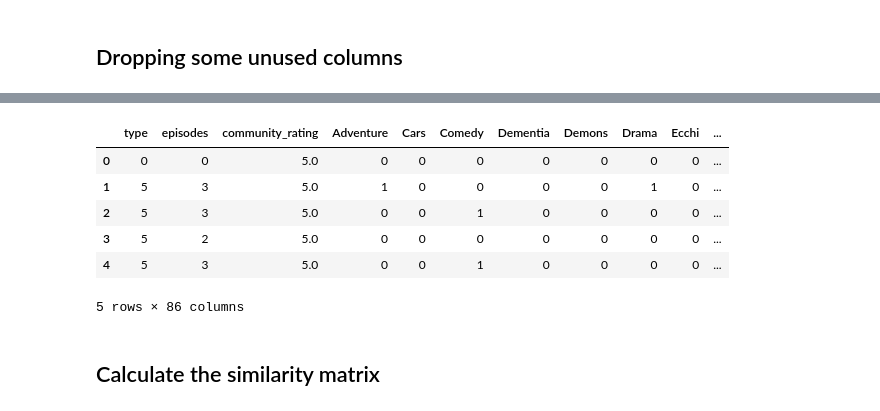
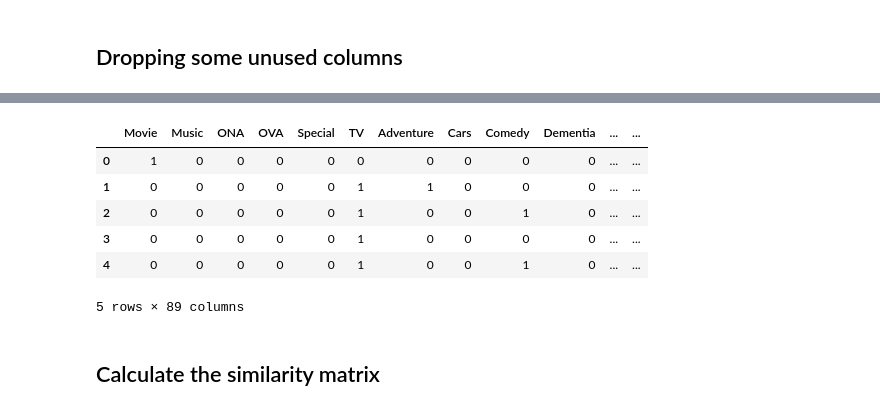
Before and after one commit to varian97/Anime-Recommender-System, a Jupyter notebook: Content Based Recommender.ipynb, the cells around one changed output, grey strips where cells are left out. Drawn from its saved outputs; the diff is of its cells as text; code cells hidden in the pictures.

```diff
--- a/Content Based Recommender.ipynb
+++ b/Content Based Recommender.ipynb
@@ -282,7 +231,0 @@ df.head()
-# %%
-# episodes
-df.loc[(df['episodes'] < 10), 'episodes'] = 0
-df.loc[(df['episodes'] >= 10) & (df['episodes'] < 20), 'episodes'] = 1
-df.loc[(df['episodes'] >= 20) & (df['episodes'] < 40), 'episodes'] = 2
-df.loc[(df['episodes'] >= 40), 'episodes'] = 3
-df.head()
@@ -296,9 +231,0 @@ df.head()
-# %%
-# community_rating
-df.loc[(df['community_rating'] == 0), 'community_rating'] = 0
-df.loc[(df['community_rating'] > 0) & (df['community_rating'] < 5), 'community_rating'] = 1
-df.loc[(df['community_rating'] >= 5) & (df['community_rating'] < 6.25), 'community_rating'] = 2
-df.loc[(df['community_rating'] >= 6.25) & (df['community_rating'] < 7.5), 'community_rating'] = 3
-df.loc[(df['community_rating'] >= 7.5) & (df['community_rating'] < 8.75), 'community_rating'] = 4
-df.loc[(df['community_rating'] >= 8.75), 'community_rating'] = 5
-df.head()
@@ -314,4 +240,4 @@ df.head()
 # %%
-df.drop(['anime_id', 'rating', 'members'], axis=1, inplace=True)
+df.drop(['anime_id', 'rating', 'members', 'episodes'], axis=1, inplace=True)
 df.head()
 # %% [output]
@@ -326,4 +254,4 @@ df.head()
 # %%
-df = pd.concat([df, df['genre'].str.get_dummies(sep=',')], axis=1)
+df = pd.concat([df, df['type'].str.get_dummies(), df['genre'].str.get_dummies(sep=',')], axis=1)
 df.head()
 # %% [output]
@@ -337,14 +265,14 @@ df.head()
 # %%
-anime_features = df.loc[:, "type":].copy()
+anime_features = df.loc[:, "Movie":].copy()
 anime_features.head()
 # %% [output]
-|  | type | episodes | community_rating | Adventure | Cars | Comedy | Dementia | Demons | Drama | Ecchi | ... |
-| 0 | 0 | 0 | 5.0 | 0 | 0 | 0 | 0 | 0 | 0 | 0 | ... |
-| 1 | 5 | 3 | 5.0 | 1 | 0 | 0 | 0 | 0 | 1 | 0 | ... |
-| 2 | 5 | 3 | 5.0 | 0 | 0 | 1 | 0 | 0 | 0 | 0 | ... |
-| 3 | 5 | 2 | 5.0 | 0 | 0 | 0 | 0 | 0 | 0 | 0 | ... |
-| 4 | 5 | 3 | 5.0 | 0 | 0 | 1 | 0 | 0 | 0 | 0 | ... |
+|  | Movie | Music | ONA | OVA | Special | TV | Adventure | Cars | Comedy | Dementia | ... | ... |
+| 0 | 1 | 0 | 0 | 0 | 0 | 0 | 0 | 0 | 0 | 0 | ... | ... |
+| 1 | 0 | 0 | 0 | 0 | 0 | 1 | 1 | 0 | 0 | 0 | ... | ... |
+| 2 | 0 | 0 | 0 | 0 | 0 | 1 | 0 | 0 | 1 | 0 | ... | ... |
+| 3 | 0 | 0 | 0 | 0 | 0 | 1 | 0 | 0 | 0 | 0 | ... | ... |
+| 4 | 0 | 0 | 0 | 0 | 0 | 1 | 0 | 0 | 1 | 0 | ... | ... |
-5 rows × 86 columns
+5 rows × 89 columns
 # %% [markdown]
 ## Calculate the similarity matrix
 # %%
```
Also changed, not shown: parts of 32 cells of this notebook.
